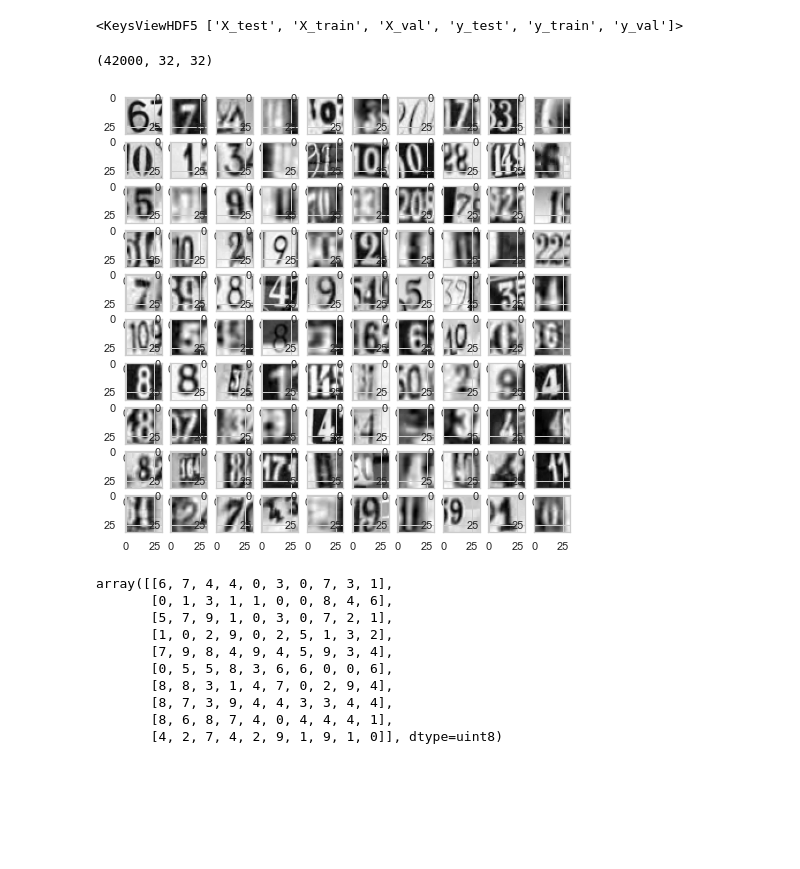
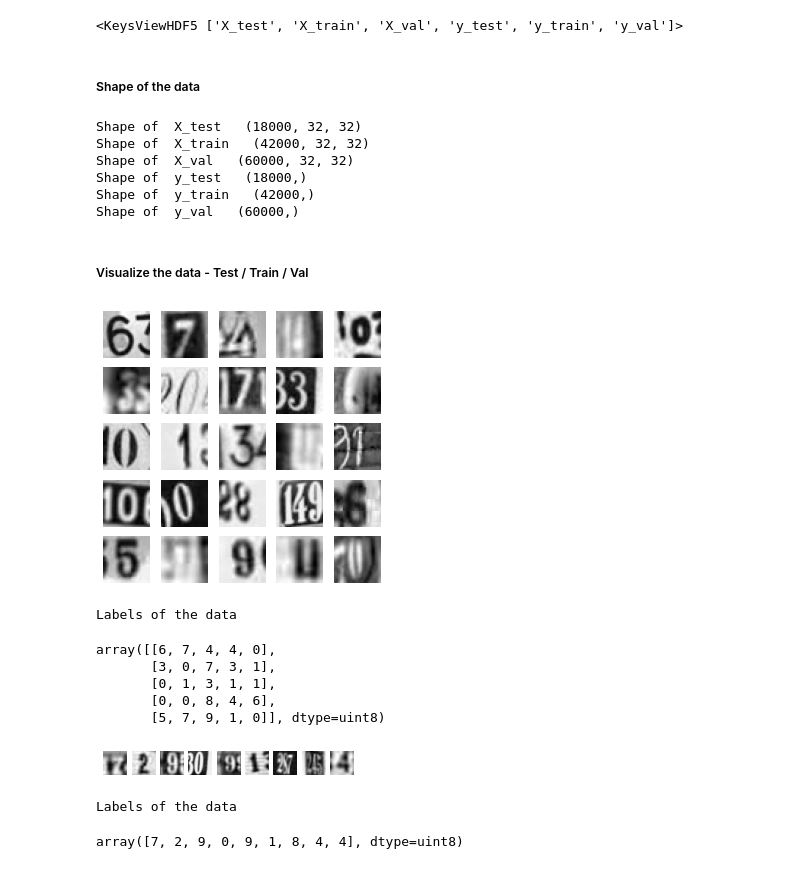
Before and after one commit to baalasangar/MLAI, a Jupyter notebook: 09_DeepLearning/Assignment/part4_image_classification.ipynb, the cells around one changed output. Drawn from its saved outputs; the diff is of its cells as text; code cells hidden in the pictures; blank space fills up the shorter version.

```diff
--- a/09_DeepLearning/Assignment/part4_image_classification.ipynb
+++ b/09_DeepLearning/Assignment/part4_image_classification.ipynb
@@ -15,31 +39,67 @@ data = h5py.File("Part - 4 - Autonomous_Vehicles_SVHN_single_grey1.h5")
 data.keys()
 # %% [output]
 <KeysViewHDF5 ['X_test', 'X_train', 'X_val', 'y_test', 'y_train', 'y_val']>
-# %%
-data["X_train"].shape
-# %% [output]
-(42000, 32, 32)
+# %%
+X_test = data["X_test"]
+X_train = data["X_train"]
+X_val = data["X_val"]
+
+y_test = data["y_test"]
+y_train = data["y_train"]
+y_val = data["y_val"]
+# %% [markdown]
+##### Shape of the data
+# %%
+for key in data.keys():
+    print("Shape of ",key," ",data[key].shape)
+# %% [output]
+Shape of  X_test   (18000, 32, 32)
+Shape of  X_train   (42000, 32, 32)
+Shape of  X_val   (60000, 32, 32)
+Shape of  y_test   (18000,)
+Shape of  y_train   (42000,)
+Shape of  y_val   (60000,)
+# %% [markdown]
+##### Visualize the data - Test / Train / Val
 # %%
-fig=plt.figure(figsize=(8,8))
-columns=10
-rows=10
+
+#### Test data and its label
+
+fig=plt.figure(figsize=(5,5))
+columns=5
+rows=5
 for i in range(1, columns*rows+1):
-    img=data["X_train"][i]
+    img=X_train[i]
     fig.add_subplot(rows,columns,i)
     plt.imshow(img,cmap='gray')
+    plt.axis('off')
 plt.show()
+
+print("Labels of the data")
+y_train[1:26].reshape(5, 5)
 # %% [output]
-[figure, old version]
+[figure, new version]
+Labels of the data
+array([[6, 7, 4, 4, 0],
+       [3, 0, 7, 3, 1],
+       [0, 1, 3, 1, 1],
+       [0, 0, 8, 4, 6],
+       [5, 7, 9, 1, 0]], dtype=uint8)
-# %%
-data["y_train"][1:101].reshape(10, 10)
-# %% [output]
-array([[6, 7, 4, 4, 0, 3, 0, 7, 3, 1],
-       [0, 1, 3, 1, 1, 0, 0, 8, 4, 6],
-       [5, 7, 9, 1, 0, 3, 0, 7, 2, 1],
-       [1, 0, 2, 9, 0, 2, 5, 1, 3, 2],
-       [7, 9, 8, 4, 9, 4, 5, 9, 3, 4],
-       [0, 5, 5, 8, 3, 6, 6, 0, 0, 6],
-       [8, 8, 3, 1, 4, 7, 0, 2, 9, 4],
-       [8, 7, 3, 9, 4, 4, 3, 3, 4, 4],
-       [8, 6, 8, 7, 4, 0, 4, 4, 4, 1],
-       [4, 2, 7, 4, 2, 9, 1, 9, 1, 0]], dtype=uint8)
+# %%
+#### Test data and its label
+
+fig=plt.figure(figsize=(5,5))
+
+for i in range(1,10):
+    img=X_test[i]
+    fig.add_subplot(1,10,i)
+    plt.imshow(img,cmap='gray')
+    plt.axis('off')
+plt.show()
+
+print("Labels of the data")
+y_test[1:10]
+# %% [output]
+[figure, added]
+Labels of the data
+array([7, 2, 9, 0, 9, 1, 8, 4, 4], dtype=uint8)
```
Also changed, not shown: parts of 54 cells of this notebook, 5 other files.
